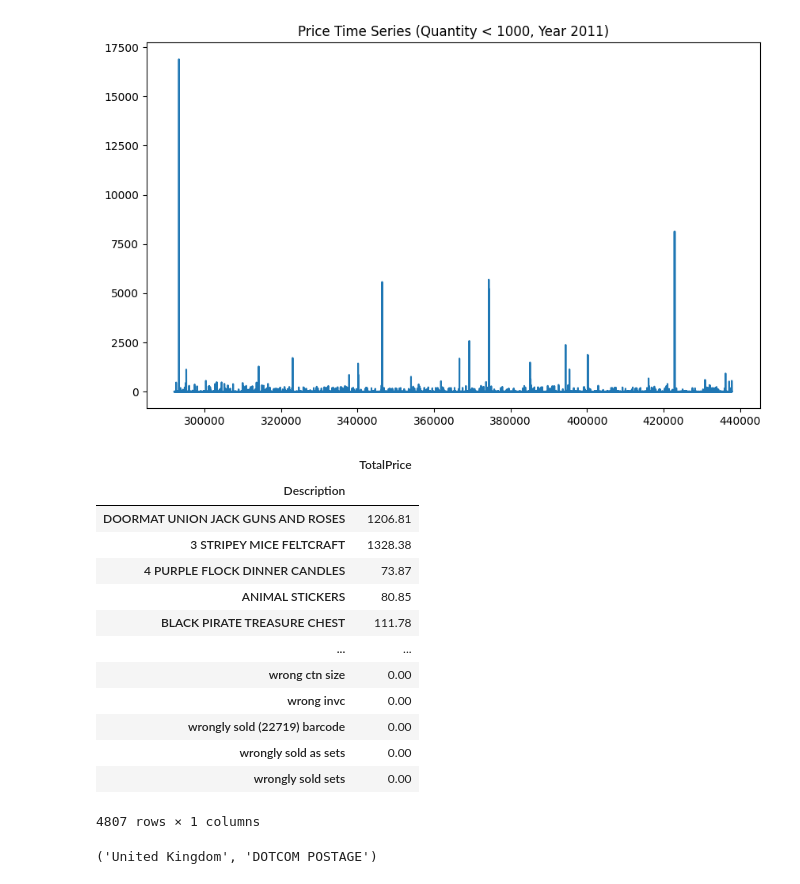
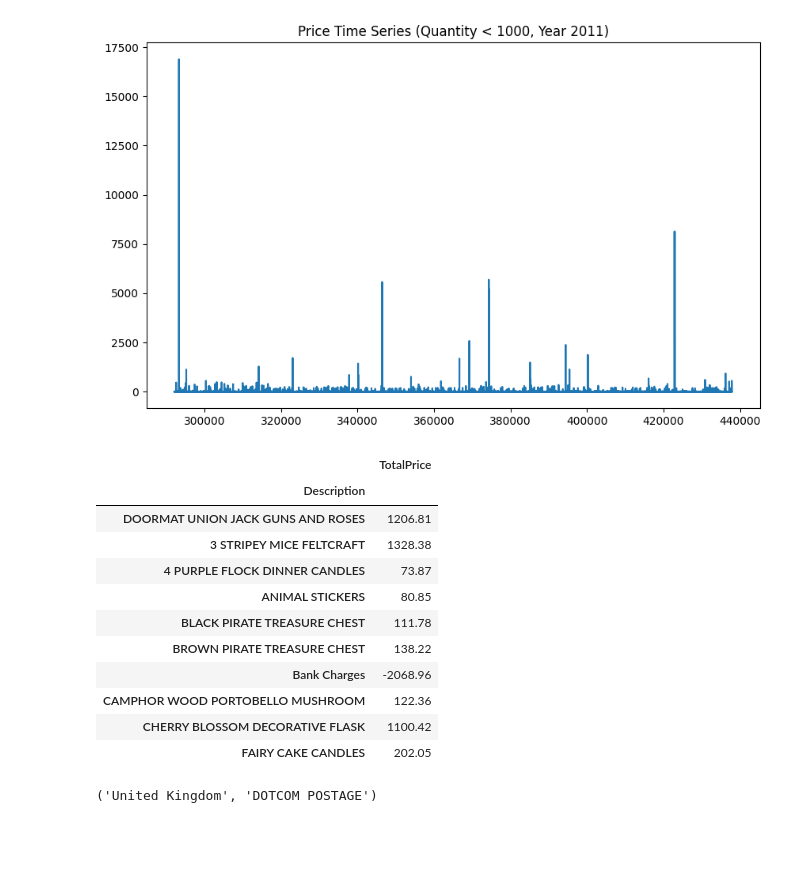
Before and after one commit to Wiz-emergys/py-wiz, a Jupyter notebook: src/Day5_Pandas_numpy/Qwiz/Assignment.ipynb, the cells around one changed output. Drawn from its saved outputs; the diff is of its cells as text; code cells hidden in the pictures; blank space fills up the shorter version.

```diff
--- a/src/Day5_Pandas_numpy/Qwiz/Assignment.ipynb
+++ b/src/Day5_Pandas_numpy/Qwiz/Assignment.ipynb
@@ -280,22 +282,20 @@ df_filtered['Price'].plot(figsize=(10, 6), title='Price Time Series (Quantity <
 df['TotalPrice'] = df['Quantity'] * df['Price']
 pivot_table = df.pivot_table(values='TotalPrice', index='Description', aggfunc='sum')
 # %%
-pivot_table
+pivot_table.head(10)
 # %% [output]
 |  | TotalPrice |
 | Description |  |
 | DOORMAT UNION JACK GUNS AND ROSES | 1206.81 |
 | 3 STRIPEY MICE FELTCRAFT | 1328.38 |
 | 4 PURPLE FLOCK DINNER CANDLES | 73.87 |
 | ANIMAL STICKERS | 80.85 |
 | BLACK PIRATE TREASURE CHEST | 111.78 |
-| ... | ... |
-| wrong ctn size | 0.00 |
-| wrong invc | 0.00 |
-| wrongly sold (22719) barcode | 0.00 |
-| wrongly sold as sets | 0.00 |
-| wrongly sold sets | 0.00 |
+| BROWN PIRATE TREASURE CHEST | 138.22 |
+| Bank Charges | -2068.96 |
+| CAMPHOR WOOD PORTOBELLO MUSHROOM | 122.36 |
+| CHERRY BLOSSOM DECORATIVE FLASK | 1100.42 |
+| FAIRY CAKE CANDLES | 202.05 |
-4807 rows × 1 columns
 # %%
 
 # Find the country with the highest price and which product
```
Also changed, not shown: parts of 3 cells of this notebook.
